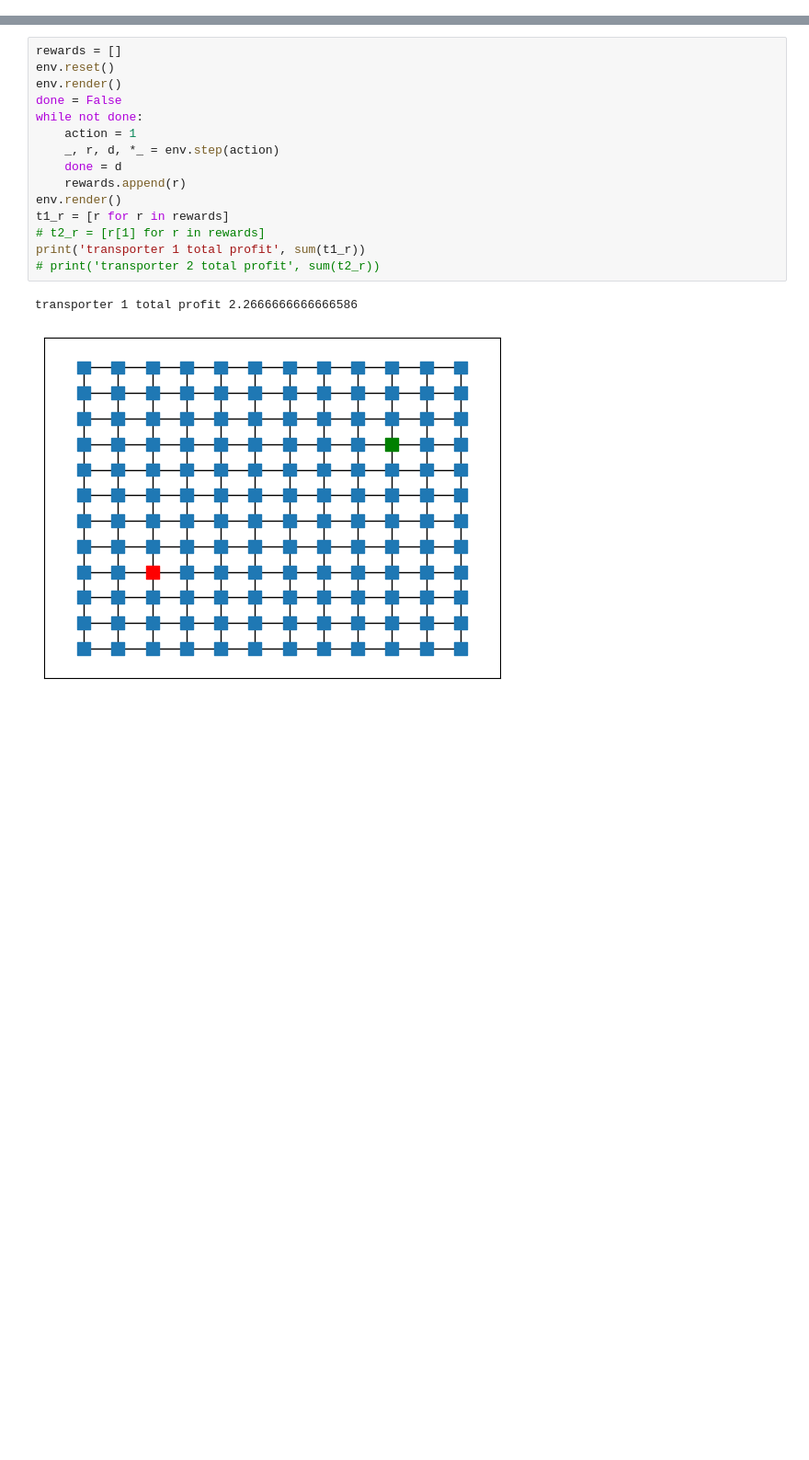
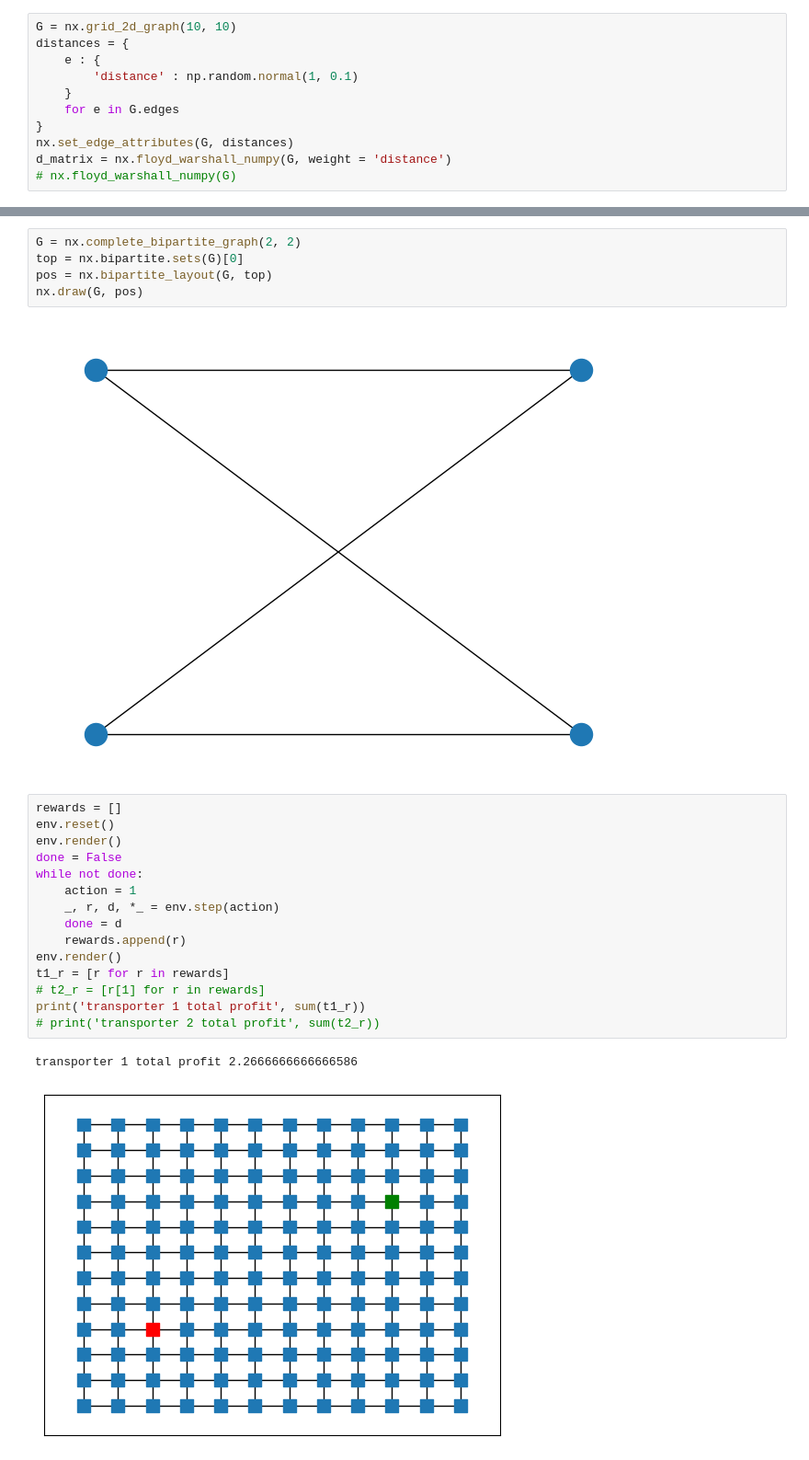
Before and after one commit to Farid-Najar/TransportersDilemma, a Jupyter notebook: test.ipynb, the cells around one changed output, grey strips where cells are left out. Shown: that part at 92% size. Cells and saved outputs as stored; diff of their text form; blank space fills up the shorter version.

```diff
--- a/strategy1.ipynb
+++ b/test.ipynb
@@ -20,0 +5,11 @@ env = OneDynamicTransporter()
+# %%
+G = nx.grid_2d_graph(10, 10)
+distances = {
+    e : {
+        'distance' : np.random.normal(1, 0.1)
+    }
+    for e in G.edges
+}
+nx.set_edge_attributes(G, distances)
+d_matrix = nx.floyd_warshall_numpy(G, weight = 'distance')
+# nx.floyd_warshall_numpy(G)
@@ -21,3 +50,10 @@ env = OneDynamicTransporter()
+# %%
+G = nx.complete_bipartite_graph(2, 2)
+top = nx.bipartite.sets(G)[0]
+pos = nx.bipartite_layout(G, top)
+nx.draw(G, pos)
+# %% [output]
+[figure, added]
 # %%
 rewards = []
 env.reset()
```
Also changed, not shown: parts of 5 cells of this notebook, 16 other files.
